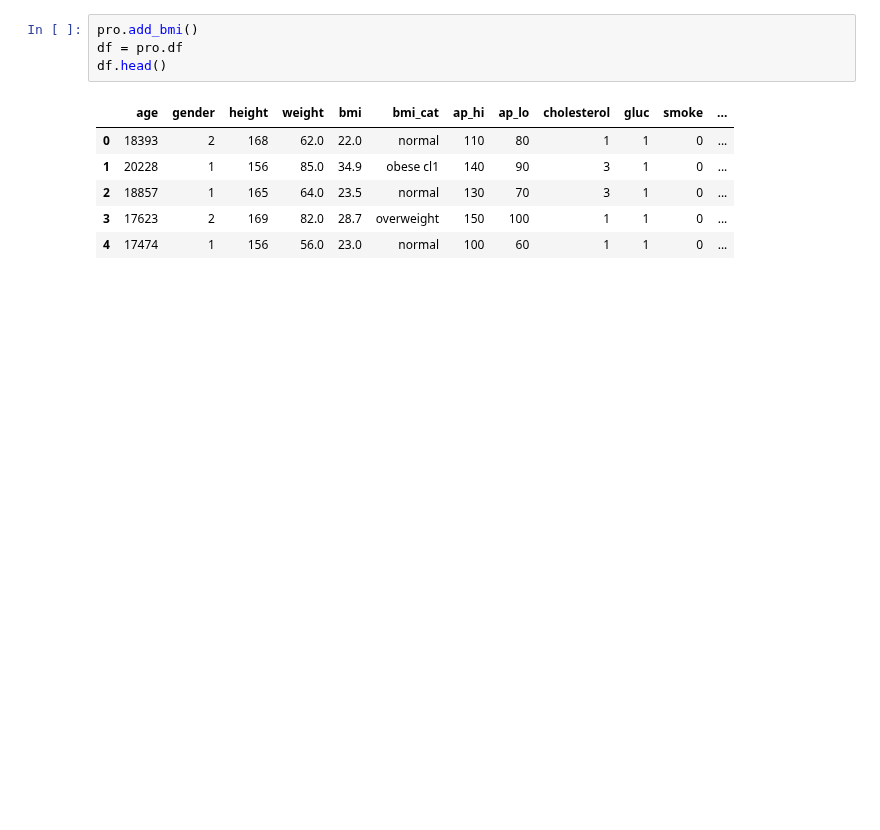
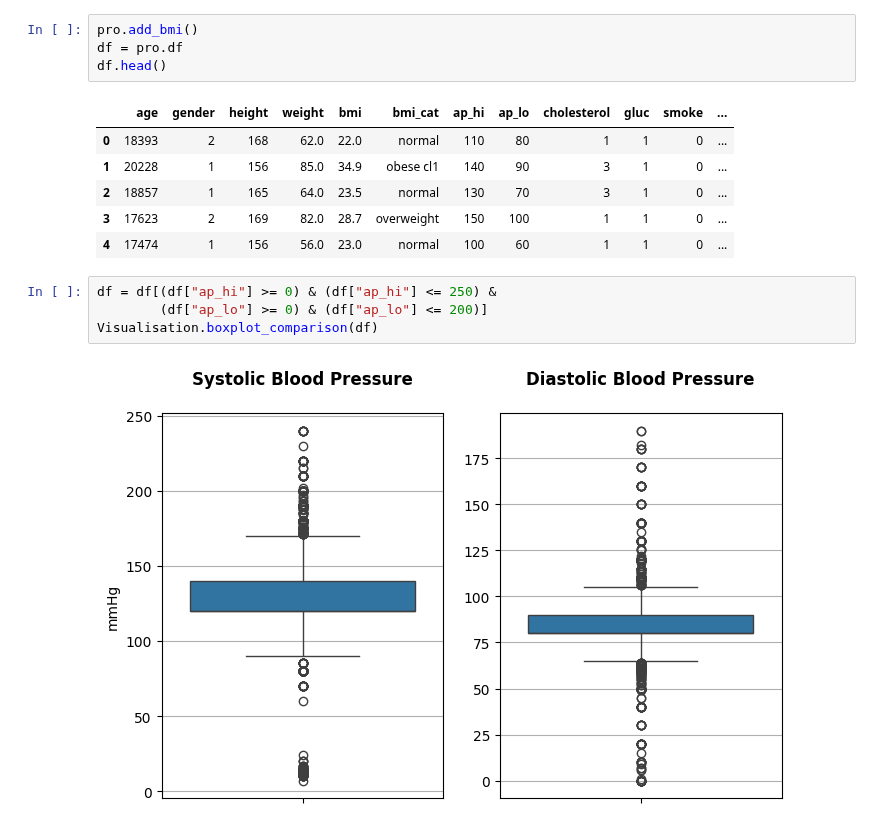
Before and after one commit to AlbotGoodman/machine-learning, a Jupyter notebook: lab/report.ipynb, the cells around one changed output. Saved outputs shown, nothing was run; the diff lists cells and outputs as text; blank space fills up the shorter version.

```diff
--- a/lab/report.ipynb
+++ b/lab/report.ipynb
@@ -22,3 +59,9 @@ df.head()
 | 2 | 18857 | 1 | 165 | 64.0 | 23.5 | normal | 130 | 70 | 3 | 1 | 0 | ... |
 | 3 | 17623 | 2 | 169 | 82.0 | 28.7 | overweight | 150 | 100 | 1 | 1 | 0 | ... |
 | 4 | 17474 | 1 | 156 | 56.0 | 23.0 | normal | 100 | 60 | 1 | 1 | 0 | ... |
+# %%
+df = df[(df["ap_hi"] >= 0) & (df["ap_hi"] <= 250) &
+        (df["ap_lo"] >= 0) & (df["ap_lo"] <= 200)]
+Visualisation.boxplot_comparison(df)
+# %% [output]
+[figure, added]
```
Also changed, not shown: parts of 12 cells of this notebook, 2 other files.
